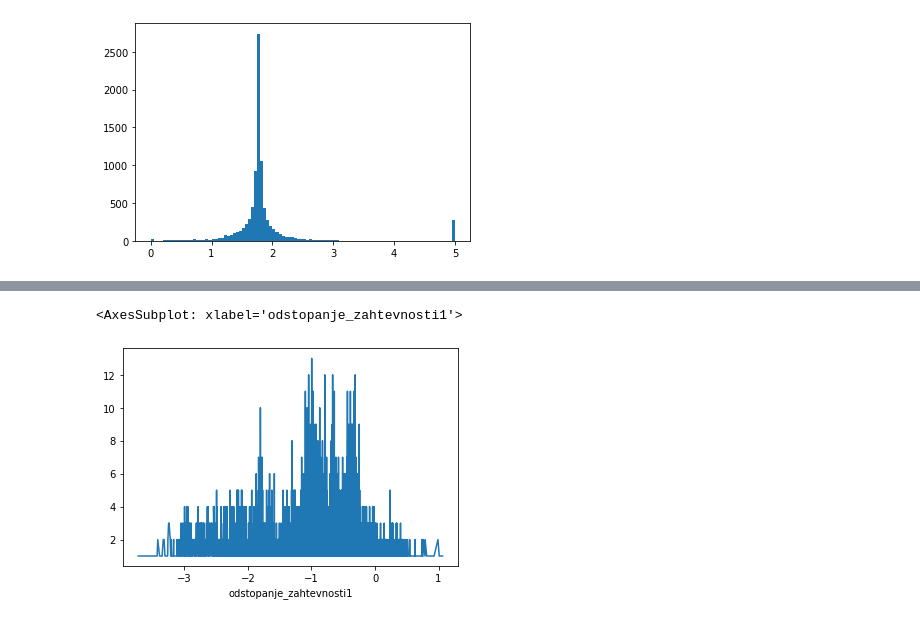
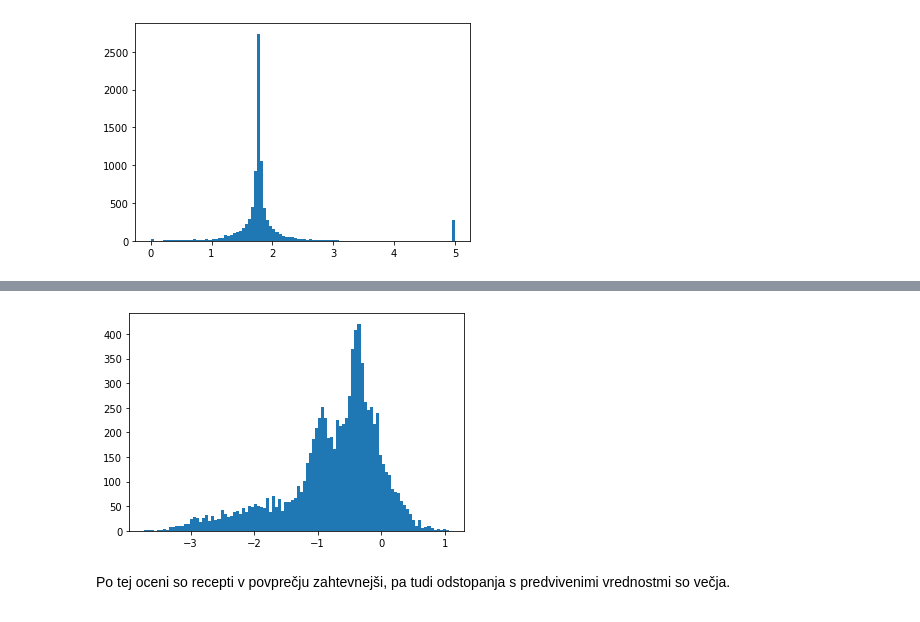
Before and after one commit to MarijaJez/Projekt, a Jupyter notebook: analiza.ipynb, the cells around one changed output, grey strips where cells are left out. Drawn from its saved outputs; the diff is of its cells as text; code cells hidden in the pictures.

```diff
--- a/analiza.ipynb
+++ b/analiza.ipynb
@@ -254,7 +212,8 @@ a.plot()
 # %%
 recepti["odstopanje_zahtevnosti1"] = 1 - recepti["zahtevnost1"] / recepti["predvidena_tezavnost"]
-a = recepti.groupby("odstopanje_zahtevnosti1").size()
-a.plot()
+
+_ = plt.hist(recepti["odstopanje_zahtevnosti1"], bins=100)
 # %% [output]
-<AxesSubplot: xlabel='odstopanje_zahtevnosti1'>
-[figure, old version]
+[figure, new version]
+# %% [markdown]
+Po tej oceni so recepti v povprečju zahtevnejši, pa tudi odstopanja s predvivenimi vrednostmi so večja.
```
Also changed, not shown: parts of 43 cells of this notebook.
